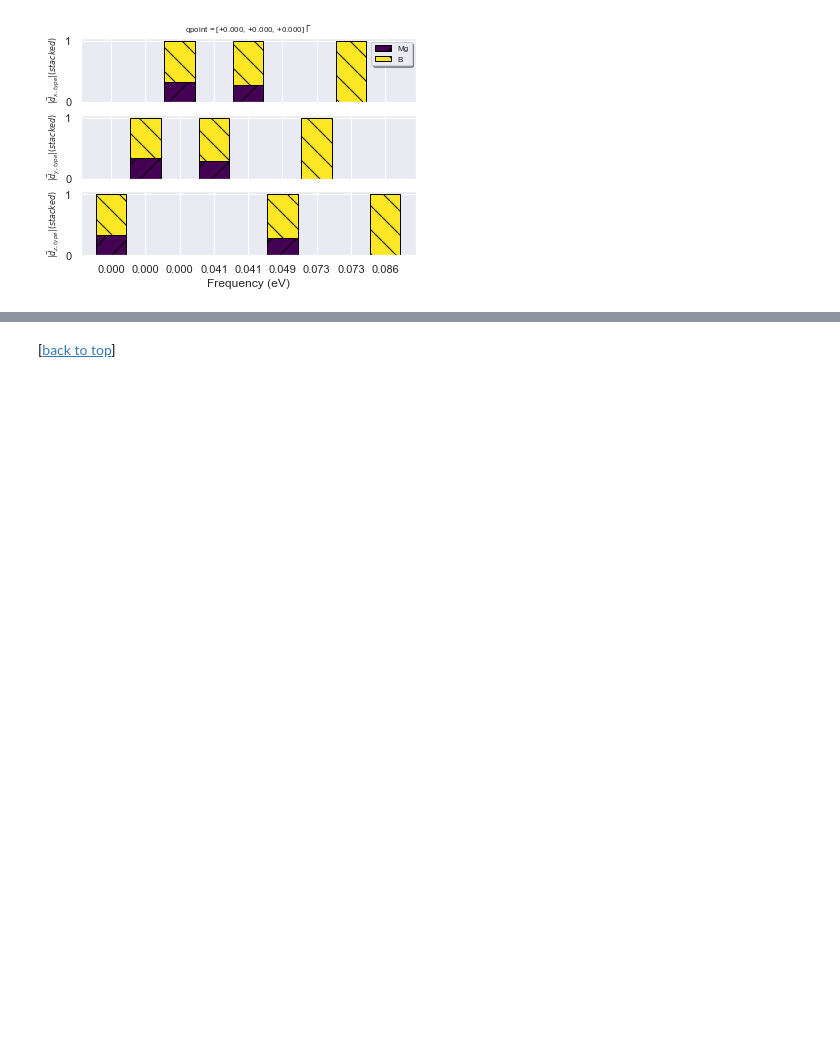
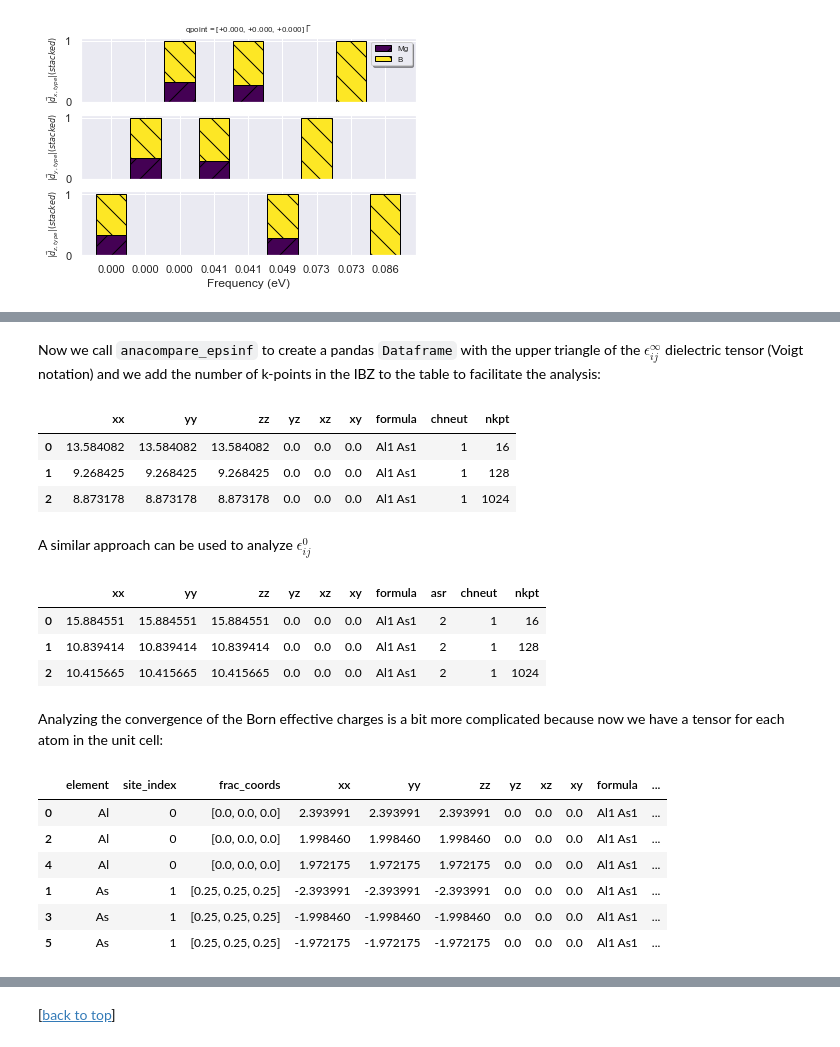
Before and after one commit to abinit/abitutorials, a Jupyter notebook: abitutorials/ddb.ipynb, the cells around one changed output, grey strips where cells are left out. Drawn from its saved outputs; the diff is of its cells as text; code cells hidden in the pictures; blank space fills up the shorter version.

Commit message:
Add paragraph to ddb.ipynb with converge studies for dielectric tensors

```diff
--- a/abitutorials/ddb.ipynb
+++ b/abitutorials/ddb.ipynb
@@ -729,0 +740,10 @@ phbands_gamma.plot_phdispl_cartdirs(gamma_point);
+# %%
+paths = [
+    "out_ngkpt222_DDB",
+    "out_ngkpt444_DDB",
+    "out_ngkpt888_DDB"]
+
+paths = [os.path.join(abidata.dirpath, "refs", "alas_eps_and_becs_vs_ngkpt", f) for f in paths]
+
+alas_robot = abilab.DdbRobot.from_files(paths)
+alas_robot
@@ -729,0 +756,36 @@ phbands_gamma.plot_phdispl_cartdirs(gamma_point);
+# %% [markdown]
+Now we call `anacompare_epsinf` to create a pandas `Dataframe` with the upper triangle
+of the $\epsilon_{ij}^\infty$ dielectric tensor (Voigt notation) and we add the number of k-points
+in the IBZ to the table to facilitate the analysis:
+# %%
+r = alas_robot.anacompare_epsinf(ddb_header_keys="nkpt")
+r.df
+# %% [output]
+|  | xx | yy | zz | yz | xz | xy | formula | chneut | nkpt |
+| 0 | 13.584082 | 13.584082 | 13.584082 | 0.0 | 0.0 | 0.0 | Al1 As1 | 1 | 16 |
+| 1 | 9.268425 | 9.268425 | 9.268425 | 0.0 | 0.0 | 0.0 | Al1 As1 | 1 | 128 |
+| 2 | 8.873178 | 8.873178 | 8.873178 | 0.0 | 0.0 | 0.0 | Al1 As1 | 1 | 1024 |
+# %% [markdown]
+A similar approach can be used to analyze $\epsilon_{ij}^0$
+# %%
+r = alas_robot.anacompare_eps0(ddb_header_keys="nkpt")
+r.df
+# %% [output]
+|  | xx | yy | zz | yz | xz | xy | formula | asr | chneut | nkpt |
+| 0 | 15.884551 | 15.884551 | 15.884551 | 0.0 | 0.0 | 0.0 | Al1 As1 | 2 | 1 | 16 |
+| 1 | 10.839414 | 10.839414 | 10.839414 | 0.0 | 0.0 | 0.0 | Al1 As1 | 2 | 1 | 128 |
+| 2 | 10.415665 | 10.415665 | 10.415665 | 0.0 | 0.0 | 0.0 | Al1 As1 | 2 | 1 | 1024 |
+# %% [markdown]
+Analyzing the convergence of the Born effective charges is a bit more complicated
+because now we have a tensor for each atom in the unit cell:
+# %%
+r = alas_robot.anacompare_becs(ddb_header_keys="nkpt")
+r.df
+# %% [output]
+|  | element | site_index | frac_coords | xx | yy | zz | yz | xz | xy | formula | ... |
+| 0 | Al | 0 | [0.0, 0.0, 0.0] | 2.393991 | 2.393991 | 2.393991 | 0.0 | 0.0 | 0.0 | Al1 As1 | ... |
+| 2 | Al | 0 | [0.0, 0.0, 0.0] | 1.998460 | 1.998460 | 1.998460 | 0.0 | 0.0 | 0.0 | Al1 As1 | ... |
+| 4 | Al | 0 | [0.0, 0.0, 0.0] | 1.972175 | 1.972175 | 1.972175 | 0.0 | 0.0 | 0.0 | Al1 As1 | ... |
+| 1 | As | 1 | [0.25, 0.25, 0.25] | -2.393991 | -2.393991 | -2.393991 | 0.0 | 0.0 | 0.0 | Al1 As1 | ... |
+| 3 | As | 1 | [0.25, 0.25, 0.25] | -1.998460 | -1.998460 | -1.998460 | 0.0 | 0.0 | 0.0 | Al1 As1 | ... |
+| 5 | As | 1 | [0.25, 0.25, 0.25] | -1.972175 | -1.972175 | -1.972175 | 0.0 | 0.0 | 0.0 | Al1 As1 | ... |
```
Also changed, not shown: parts of 6 cells of this notebook, 2 other files.
